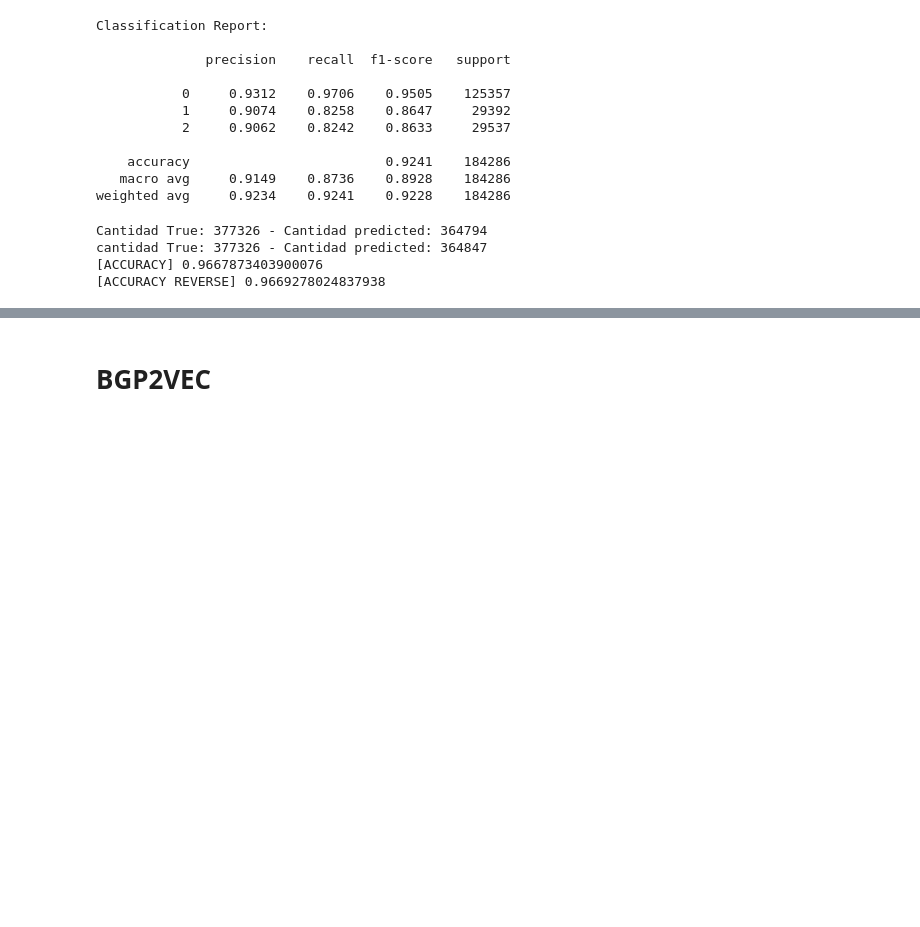
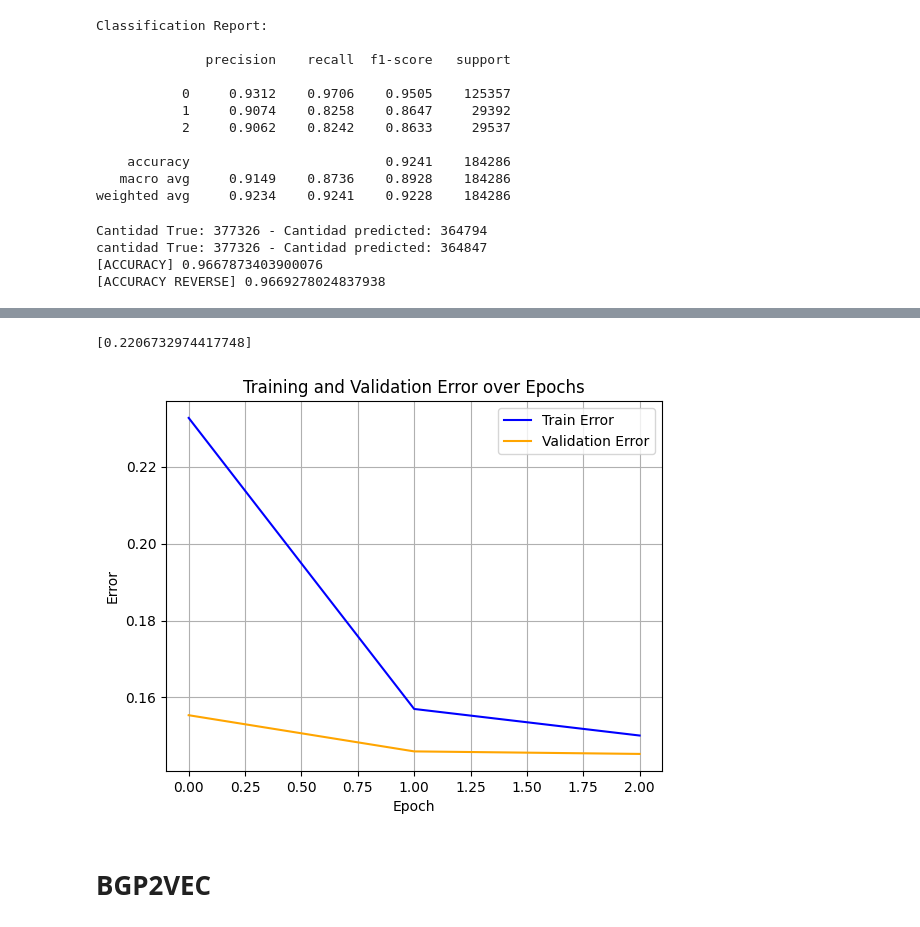
Before and after one commit to valesteban/TESIS, a Jupyter notebook: trainingMultiClass.ipynb, the cells around one changed output, grey strips where cells are left out. Drawn from its saved outputs; the diff is of its cells as text; code cells hidden in the pictures; blank space fills up the shorter version.

Commit message:
entrenamiento con neighbour sampler

```diff
--- a/trainingMultiClass.ipynb
+++ b/trainingMultiClass.ipynb
@@ -573,0 +606,26 @@ cantidad True: 377326 - Cantidad predicted: 364847
+# %%
+# Grafo
+data_path = "datasets/DGL_Graph/MYCODEMultiDiGraph"
+# data_path = "datasets/DGL_Graph/MYCODEDiGraphDegree/"
+gnn = GNN(debug=False)
+gnn.load_dataset( data_path, force_reload=True)
+gnn.split_dataset(0.5)
+gnn.dgl_graph.ndata['feat'] = gnn.dgl_graph.ndata['feat'].float() #FIXME:
+node_features = gnn.dgl_graph.ndata['feat']
+gnn.dgl_graph.edata["Relationship"] = gnn.dgl_graph.edata["Relationship"].float()
+
+# gnn.split_dtaset_v2()
+train_mask = gnn.train_mask
+test_mask = gnn.test_mask
+
+# Obtener índices de nodos de entrenamiento
+train_nids = train_mask.nonzero(as_tuple=True)[0]
+
+# Obtener índices de nodos de prueba
+test_nids = test_mask.nonzero(as_tuple=True)[0]
+
+print(f"TRAIN IDX: {train_mask}")
+print(f"TEST IDX: {test_mask}")
+
+print(f"TRAIN NIDS: {train_nids}")
+print(f"TEST NIDS: {test_nids}")
@@ -574,3 +822,20 @@ cantidad True: 377326 - Cantidad predicted: 364847
+# %%
+train_error_per_epoch
+# %% [output]
+[0.2206732974417748]
+# %%
+# Crear gráfico combinado de error de entrenamiento y validación
+plt.figure()  # Crear una nueva figura
+plt.plot(train_error_per_epoch, label='Train Error', color='blue')  # Error de entrenamiento en azul
+plt.plot(val_error_per_epoch, label='Validation Error', color='orange')  # Error de validación en naranja
+plt.xlabel('Epoch')
+plt.ylabel('Error')
+plt.title('Training and Validation Error over Epochs')
+plt.legend()
+plt.grid(True)
+plt.show()  # Mostrar el gráfico combinado
+# %% [output]
+[figure, added]
 # %% [markdown]
 # BGP2VEC
 # %% [markdown]
```
Also changed, not shown: parts of 8 cells of this notebook.
